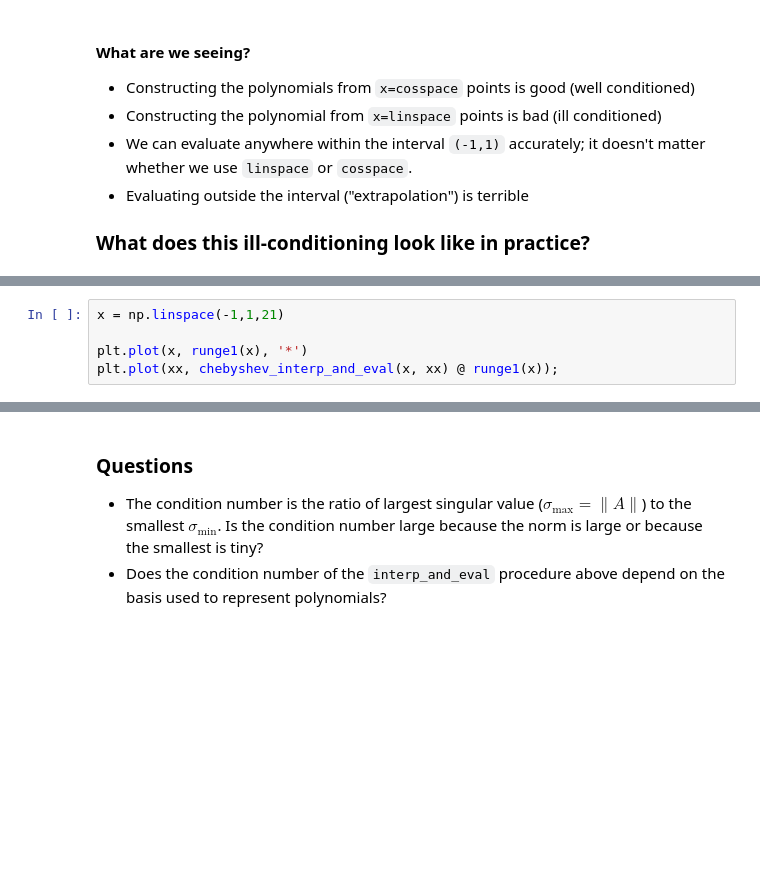
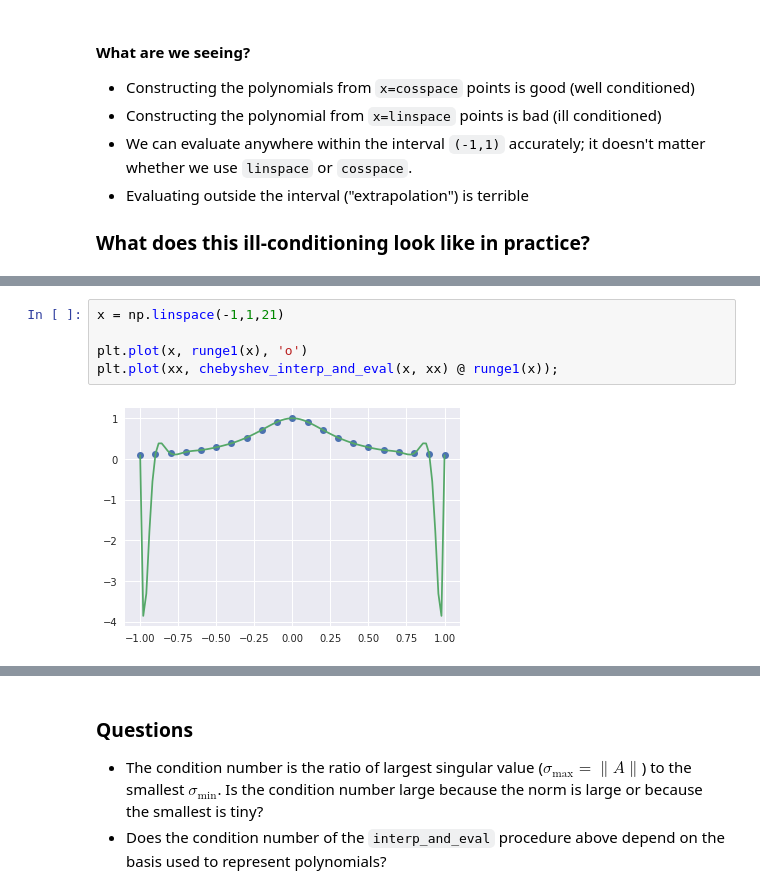
Before and after one commit to cu-numcomp/numcomp-class-spring19, a Jupyter notebook: Interpolation.ipynb, the cells around one changed output, grey strips where cells are left out. Cells and saved outputs as stored; diff of their text form; blank space fills up the shorter version.

```diff
--- a/Interpolation.ipynb
+++ b/Interpolation.ipynb
@@ -348,8 +436,10 @@ plt.plot(xx, chebyshev_interp_and_eval(x, xx) @ runge1(x));
 # %%
 x = np.linspace(-1,1,21)
 
-plt.plot(x, runge1(x), '*')
+plt.plot(x, runge1(x), 'o')
 plt.plot(xx, chebyshev_interp_and_eval(x, xx) @ runge1(x));
+# %% [output]
+[figure, added]
 # %%
 def runge2(x):
     return np.exp(-(4*x)**2)
```
Also changed, not shown: parts of 49 cells of this notebook.
